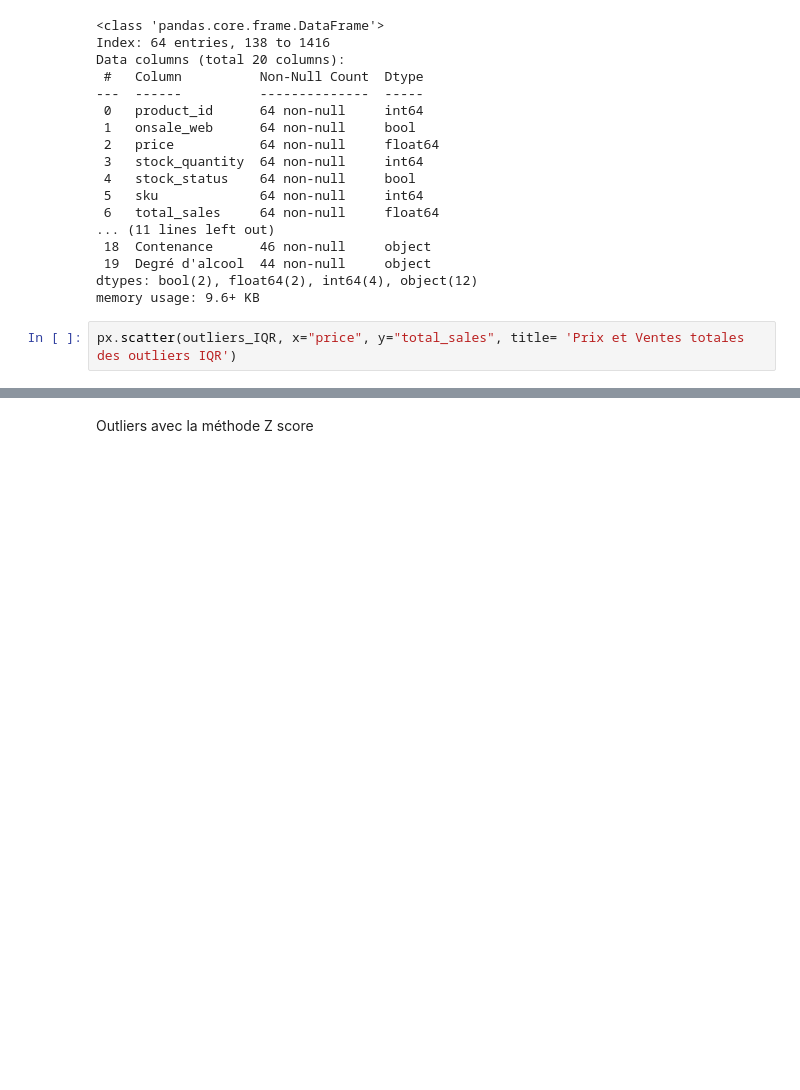
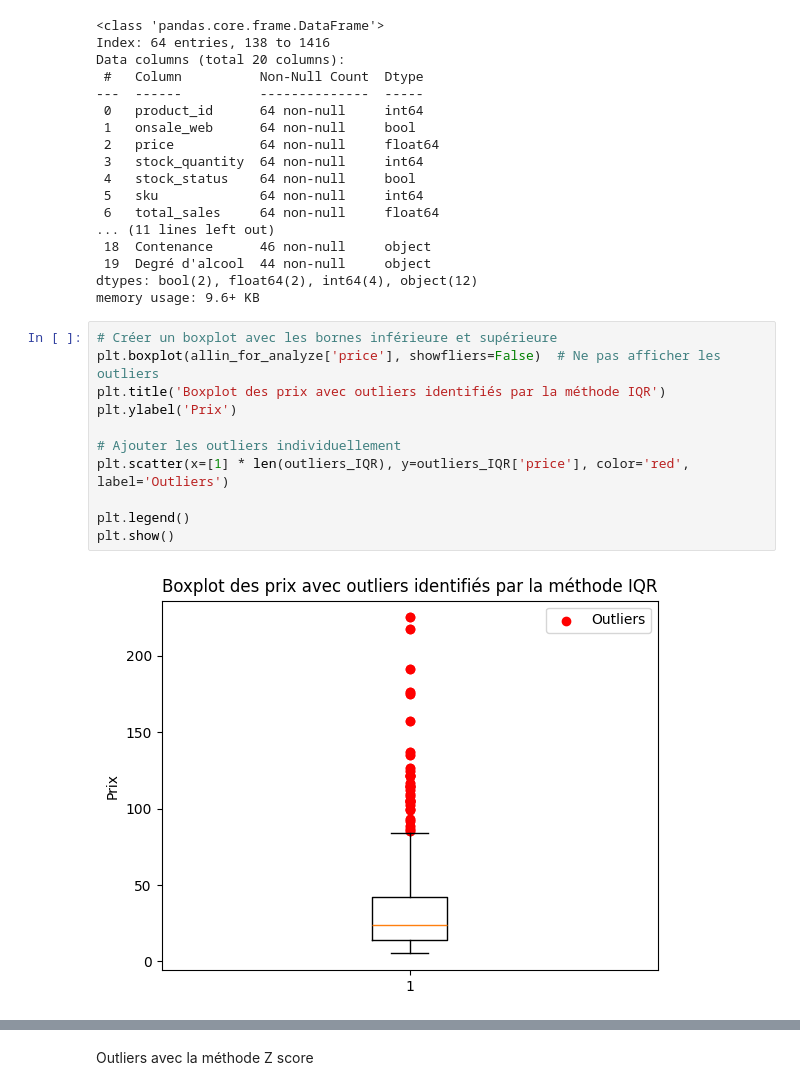
Before and after one commit to Idolrice/projet_6_OC, a Jupyter notebook: notebooks/02-analyze.ipynb, the cells around one changed output, grey strips where cells are left out. Saved outputs shown, nothing was run; the diff lists cells and outputs as text; blank space fills up the shorter version.

Commit message:
last_update_boxplot

```diff
--- a/notebooks/02-analyze.ipynb
+++ b/notebooks/02-analyze.ipynb
@@ -340,5 +341,16 @@ Data columns (total 20 columns):
  19  Degré d'alcool  44 non-null     object
 dtypes: bool(2), float64(2), int64(4), object(12)
 memory usage: 9.6+ KB
-# %%
-px.scatter(outliers_IQR, x="price", y="total_sales", title= 'Prix et Ventes totales des outliers IQR')
+# %%
+# Créer un boxplot avec les bornes inférieure et supérieure
+plt.boxplot(allin_for_analyze['price'], showfliers=False)  # Ne pas afficher les outliers
+plt.title('Boxplot des prix avec outliers identifiés par la méthode IQR')
+plt.ylabel('Prix')
+
+# Ajouter les outliers individuellement
+plt.scatter(x=[1] * len(outliers_IQR), y=outliers_IQR['price'], color='red', label='Outliers')
+
+plt.legend()
+plt.show()
+# %% [output]
+[figure, added]
```
Also changed, not shown: parts of 9 cells of this notebook.
